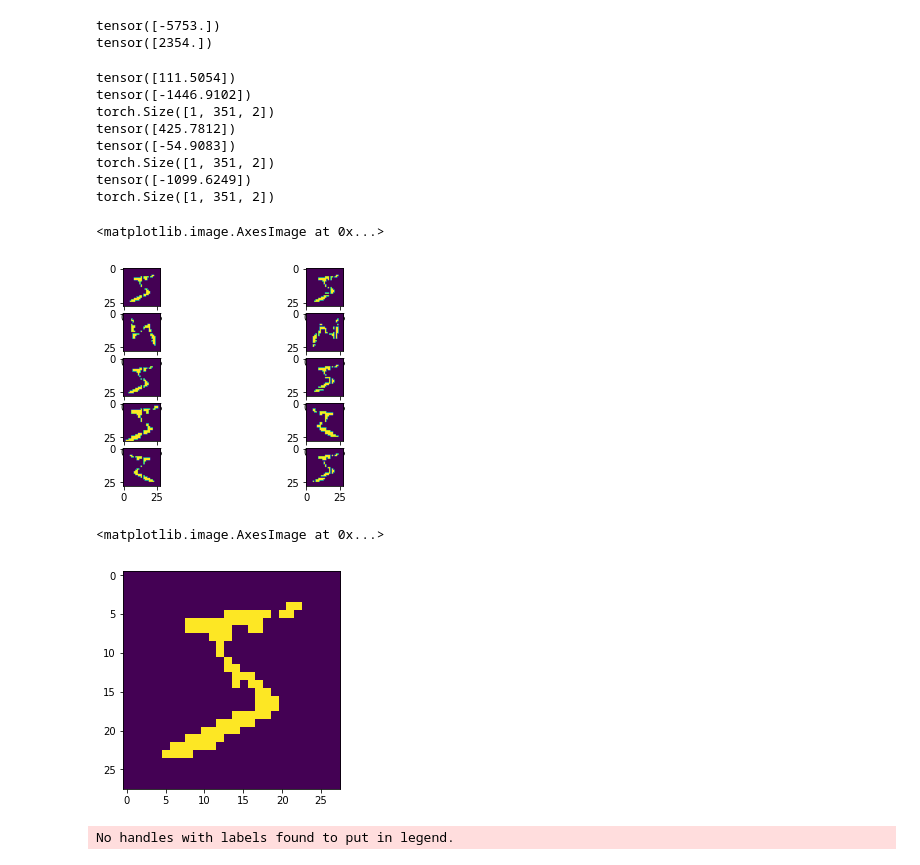
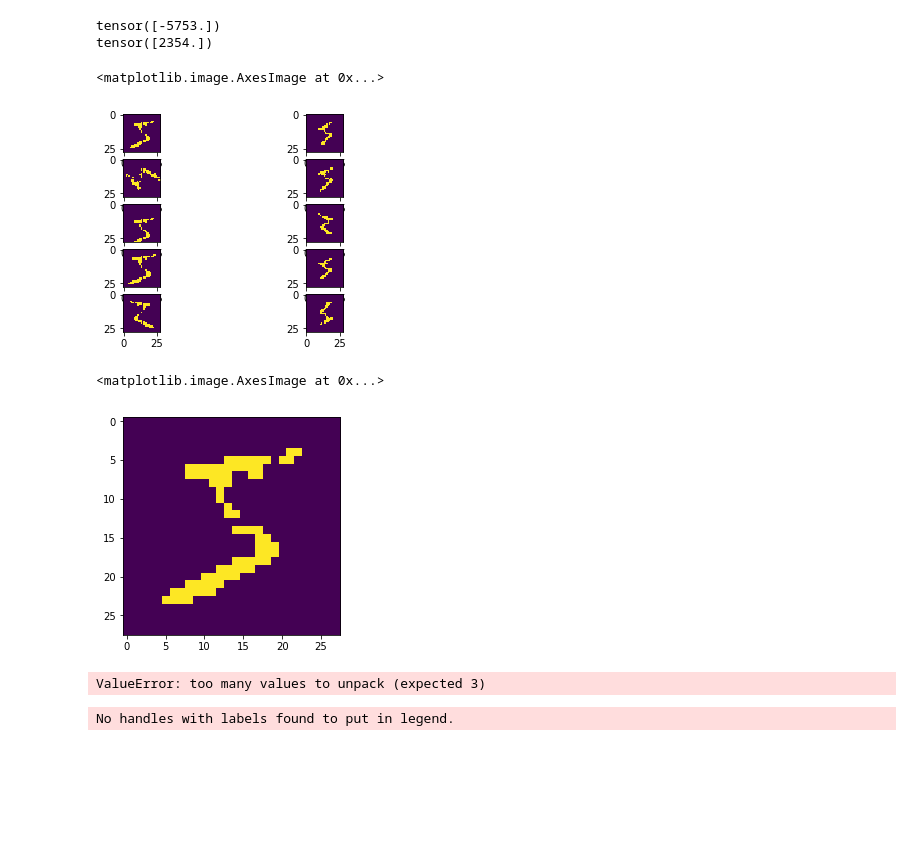
Before and after one commit to davemeijdam/map-generalization-thesis-2021, a Jupyter notebook: notebooks/moments_.ipynb, the cells around one changed output. Drawn from its saved outputs; the diff is of its cells as text; code cells hidden in the pictures; blank space fills up the shorter version.

```diff
--- a/notebooks/moments_.ipynb
+++ b/notebooks/moments_.ipynb
@@ -106,7 +106,7 @@ dataset3 = datasets.MNIST('~/Developer/datasets', train=True,
 dataset4 = datasets.MNIST('~/Developer/datasets', train=True,
                           transform=transforms.Compose([
 #                              transforms.RandomCrop(28, padding=2), # random shift by +- 2 pixels in all direcitons
-                              transforms.RandomAffine(degrees=0, translate=None, scale=(0.7,1.3)),
+                              transforms.RandomAffine(degrees=0, translate=None, scale=(0.5,1.5)),
                               transforms.ToTensor(),
                               TensorToPolygon(),
                               Transform1d2d()
@@ -157,7 +157,11 @@ def nu(xy, p, q):
     return mu(xy, p, q) / (mu(xy,0,0)**(1 + (p+q)/2))
 # %%
 def scale_factor(scaled):
-    return torch.sqrt(moment(scaled,0,0)/80)
+#     m =  moment(scaled, 0, 0).sqrt() / 9
+#     print(m)
+#     return m
+#     print(moment(scaled, 1, 1))
+    return torch.sqrt((moment(scaled,2,0) + moment(scaled, 0, 2))/2500)
 
 def normalized_cgm(scaled, p, q):
     w = (p+q)/2+1
@@ -195,15 +199,23 @@ def canonical_transformation(xy, original=None):
         [angle.cos(), angle.sin()],
         [-angle.sin(), angle.cos()]
     ])
-    #x = (M @ x[0].T).T
+    x = (M @ x[0].T).T[None]
 
     #flipping
-    print(mu(xy,0,3))
+
+    mu_30 = moment(x, 3, 0)
+    mu_03 = moment(x, 0, 3)
+#     print(mu_30)
+    sign_x = mu_30 / mu_30.abs()
+    sign_y = mu_03 / mu_03.abs()
+    sign = torch.Tensor([sign_x, sign_y]).view(1, 1, 2)
+    x = x * sign
+#     print(mu(xy,0,3))
     #if((mu(xy,0,3) < 0) & (mu(xy,3,0) < 0)):
     #    x = x * torch.Tensor([[-1,-1]])
 
-    if(mu(xy,0,3) < 0):
-        x = x * torch.Tensor([[1,-1]])
+#     if(mu(xy,0,3) < 0):
+#         x = x * torch.Tensor([[1,-1]])
 
     #elif(mu(xy,3,0) < 0):
     #    x = x * torch.Tensor([[-1,1]])
@@ -230,34 +242,32 @@ print(moment(flipped,2,1))
 # %% [output]
 tensor([-5753.])
 tensor([2354.])
+# %%
+default = dataset1[0][0]
+rotated = dataset2[0][0]
+translated = dataset3[0][0]
+scaled = dataset4[0][0]
+flipped = dataset5[0][0]
 # %%
 figure, axis = plt.subplots(5, 2)
 
 axis[0, 0].imshow(plot_preprocessing(default))
 axis[0, 1].imshow(plot_preprocessing(canonical_transformation(default, default)))
 
 axis[1, 0].imshow(plot_preprocessing(rotated))
 axis[1, 1].imshow(plot_preprocessing(canonical_transformation(rotated, default)))
 
 axis[2, 0].imshow(plot_preprocessing(translated))
 axis[2, 1].imshow(plot_preprocessing(canonical_transformation(translated, default)))
 
 axis[3, 0].imshow(plot_preprocessing(scaled))
-axis[3, 1].imshow(plot_preprocessing(canonical_transformation(scaled, default)))
+axis[3, 1].imshow(plot_preprocessing(canonical_transformation(scaled * 5, default)))
 
 axis[4, 0].imshow(plot_preprocessing(flipped))
 axis[4, 1].imshow(plot_preprocessing(canonical_transformation(flipped, default)))
 # %% [output]
-tensor([111.5054])
-tensor([-1446.9102])
-torch.Size([1, 351, 2])
-tensor([425.7812])
-tensor([-54.9083])
-torch.Size([1, 351, 2])
-tensor([-1099.6249])
-torch.Size([1, 351, 2])
+<matplotlib.image.AxesImage at 0x...>
-<matplotlib.image.AxesImage at 0x...>
-[figure, old version]
+[figure, new version]
 # %%
 def rot(xy, angle):
     m = c_mass(xy)
@@ -272,7 +282,7 @@ def rot(xy, angle):
 plt.imshow(plot_preprocessing1(rot(default, torch.Tensor([0 * np.pi / 180]))))
 # %% [output]
 <matplotlib.image.AxesImage at 0x...>
-[figure, old version]
+[figure, new version]
 # %%
 angles = torch.linspace(0, 2*3.14, 50)
 m_20 = []
@@ -286,6 +296,8 @@ for a in angles:
 m_20 = np.array(m_20)
 m_02 = np.array(m_02)
 m_11 = np.array(m_11)
+# %% [output]
+ValueError: too many values to unpack (expected 3)
 # %%
 angles = torch.linspace(0, 2*3.14, 50)
 angle_pred = []
```
Also changed, not shown: 1 other file.
